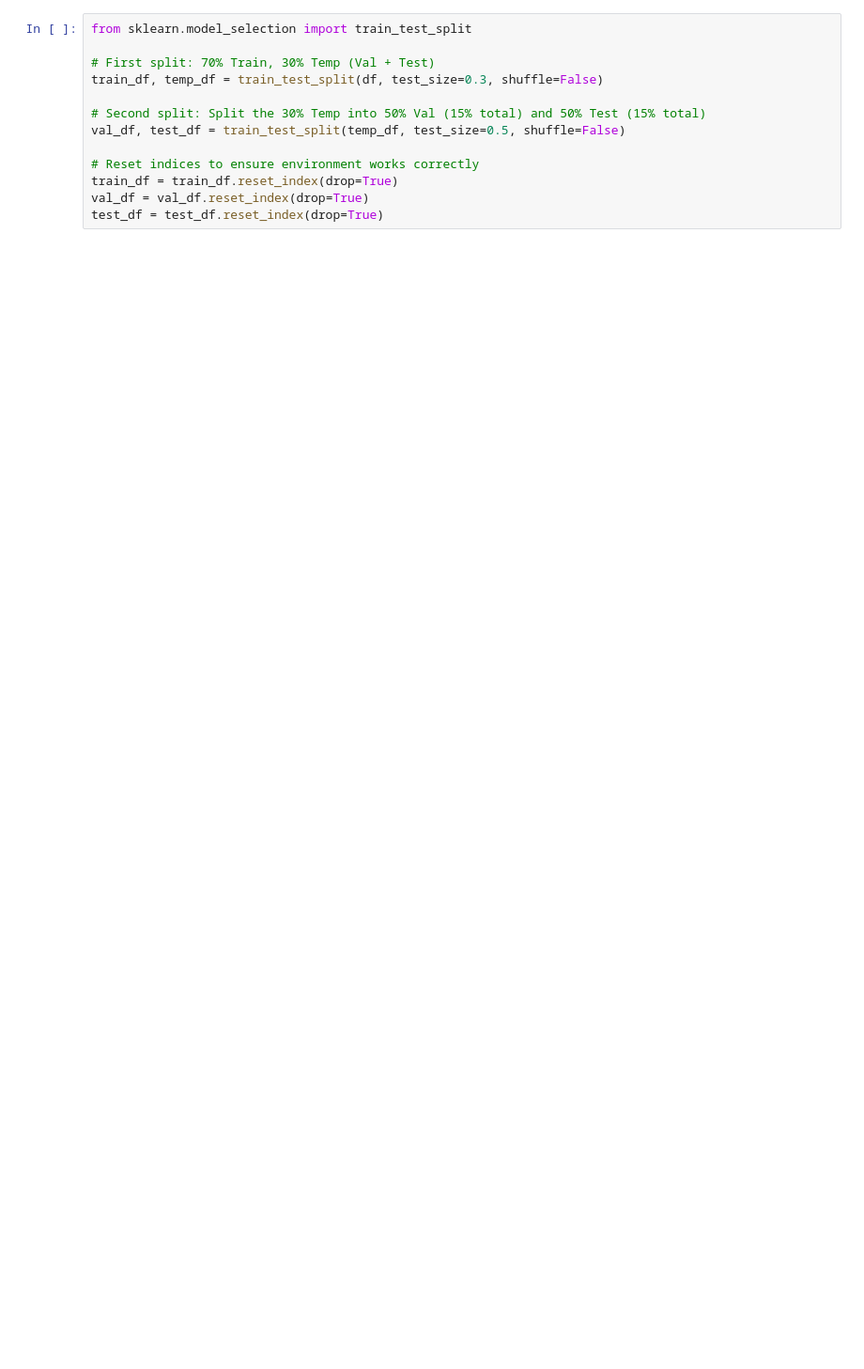
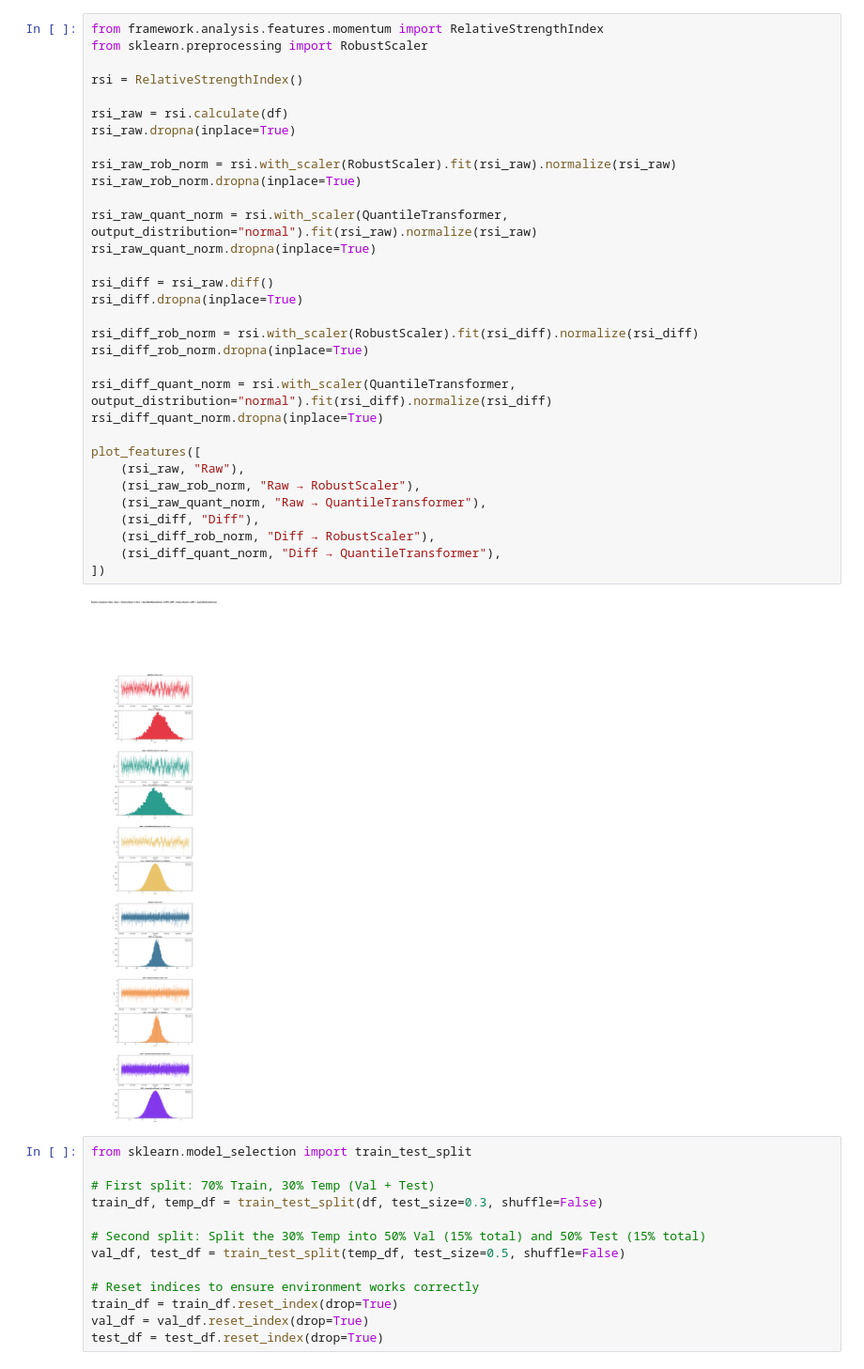
Before and after one commit to mwaqar666/Bot, a Jupyter notebook: train_agent.ipynb, the cells around one changed output. Shown at 94% size. Cells and saved outputs as stored; diff of their text form; blank space fills up the shorter version.

```diff
--- a/train_agent.ipynb
+++ b/train_agent.ipynb
@@ -28,3 +93,37 @@ if df is None:
+# %%
+from framework.analysis.features.momentum import RelativeStrengthIndex
+from sklearn.preprocessing import RobustScaler
+
+rsi = RelativeStrengthIndex()
+
+rsi_raw = rsi.calculate(df)
+rsi_raw.dropna(inplace=True)
+
+rsi_raw_rob_norm = rsi.with_scaler(RobustScaler).fit(rsi_raw).normalize(rsi_raw)
+rsi_raw_rob_norm.dropna(inplace=True)
+
+rsi_raw_quant_norm = rsi.with_scaler(QuantileTransformer, output_distribution="normal").fit(rsi_raw).normalize(rsi_raw)
+rsi_raw_quant_norm.dropna(inplace=True)
+
+rsi_diff = rsi_raw.diff()
+rsi_diff.dropna(inplace=True)
+
+rsi_diff_rob_norm = rsi.with_scaler(RobustScaler).fit(rsi_diff).normalize(rsi_diff)
+rsi_diff_rob_norm.dropna(inplace=True)
+
+rsi_diff_quant_norm = rsi.with_scaler(QuantileTransformer, output_distribution="normal").fit(rsi_diff).normalize(rsi_diff)
+rsi_diff_quant_norm.dropna(inplace=True)
+
+plot_features([
+    (rsi_raw, "Raw"),
+    (rsi_raw_rob_norm, "Raw → RobustScaler"),
+    (rsi_raw_quant_norm, "Raw → QuantileTransformer"),
+    (rsi_diff, "Diff"),
+    (rsi_diff_rob_norm, "Diff → RobustScaler"),
+    (rsi_diff_quant_norm, "Diff → QuantileTransformer"),
+])
+# %% [output]
+[figure, added]
 # %%
 from sklearn.model_selection import train_test_split
 
```
Also changed, not shown: parts of 7 cells of this notebook, 22 other files.
